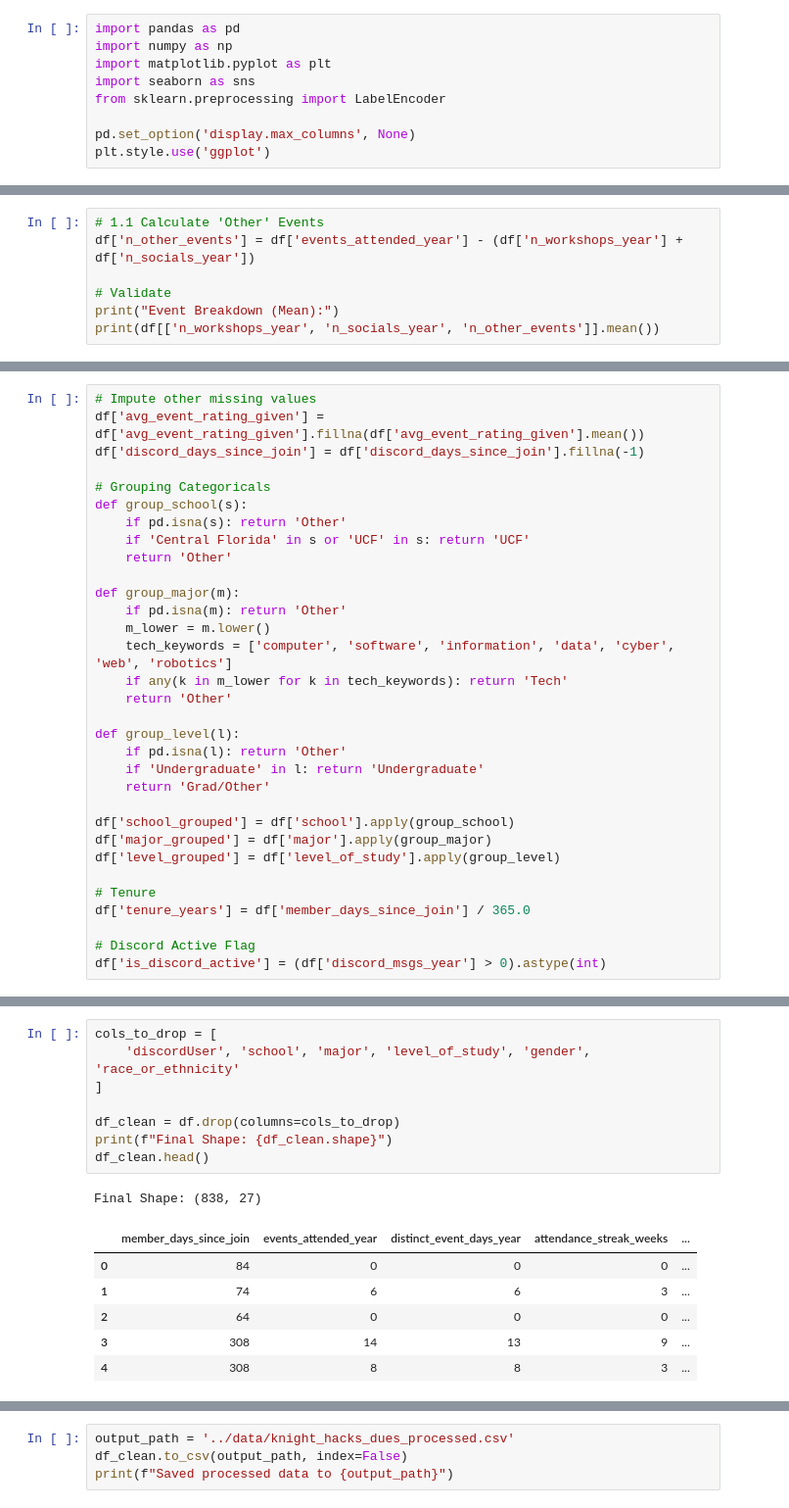
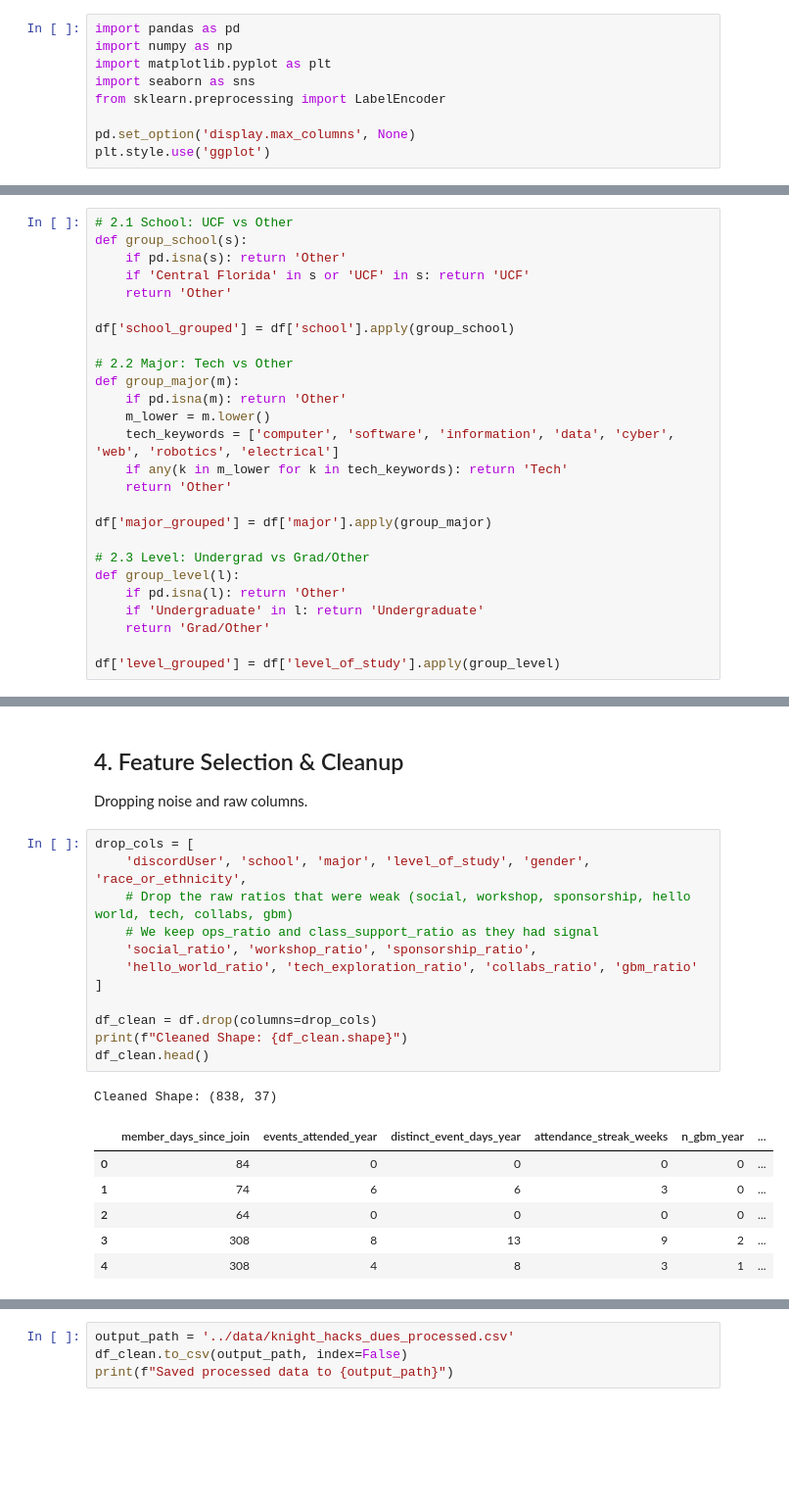
Before and after one commit to ISC4241/final-project, a Jupyter notebook: notebooks/2-feature-engineering.ipynb, the cells around one changed output, grey strips where cells are left out. Shown: that part at 98% size. Drawn from its saved outputs; the diff is of its cells as text; blank space fills up the shorter version.

```diff
--- a/notebooks/2-feature-engineering.ipynb
+++ b/notebooks/2-feature-engineering.ipynb
@@ -23,7 +19,0 @@ We identified that Workshops and Socials don't sum up to `events_attended_year`.
-# %%
-# 1.1 Calculate 'Other' Events
-df['n_other_events'] = df['events_attended_year'] - (df['n_workshops_year'] + df['n_socials_year'])
-
-# Validate
-print("Event Breakdown (Mean):")
-print(df[['n_workshops_year', 'n_socials_year', 'n_other_events']].mean())
@@ -90,32 +47,26 @@ plt.show()
 # %%
-# Impute other missing values
-df['avg_event_rating_given'] = df['avg_event_rating_given'].fillna(df['avg_event_rating_given'].mean())
-df['discord_days_since_join'] = df['discord_days_since_join'].fillna(-1)
-
-# Grouping Categoricals
+# 2.1 School: UCF vs Other
 def group_school(s):
     if pd.isna(s): return 'Other'
     if 'Central Florida' in s or 'UCF' in s: return 'UCF'
     return 'Other'
 
+df['school_grouped'] = df['school'].apply(group_school)
+
+# 2.2 Major: Tech vs Other
 def group_major(m):
     if pd.isna(m): return 'Other'
     m_lower = m.lower()
-    tech_keywords = ['computer', 'software', 'information', 'data', 'cyber', 'web', 'robotics']
+    tech_keywords = ['computer', 'software', 'information', 'data', 'cyber', 'web', 'robotics', 'electrical']
     if any(k in m_lower for k in tech_keywords): return 'Tech'
     return 'Other'
 
+df['major_grouped'] = df['major'].apply(group_major)
+
+# 2.3 Level: Undergrad vs Grad/Other
 def group_level(l):
     if pd.isna(l): return 'Other'
     if 'Undergraduate' in l: return 'Undergraduate'
     return 'Grad/Other'
 
-df['school_grouped'] = df['school'].apply(group_school)
-df['major_grouped'] = df['major'].apply(group_major)
 df['level_grouped'] = df['level_of_study'].apply(group_level)
-
-# Tenure
-df['tenure_years'] = df['member_days_since_join'] / 365.0
-
-# Discord Active Flag
-df['is_discord_active'] = (df['discord_msgs_year'] > 0).astype(int)
@@ -124,16 +121,23 @@ df['is_discord_active'] = (df['discord_msgs_year'] > 0).astype(int)
+# %% [markdown]
+## 4. Feature Selection & Cleanup
+Dropping noise and raw columns.
 # %%
-cols_to_drop = [
-    'discordUser', 'school', 'major', 'level_of_study', 'gender', 'race_or_ethnicity'
+drop_cols = [
+    'discordUser', 'school', 'major', 'level_of_study', 'gender', 'race_or_ethnicity',
+    # Drop the raw ratios that were weak (social, workshop, sponsorship, hello world, tech, collabs, gbm)
+    # We keep ops_ratio and class_support_ratio as they had signal
+    'social_ratio', 'workshop_ratio', 'sponsorship_ratio',
+    'hello_world_ratio', 'tech_exploration_ratio', 'collabs_ratio', 'gbm_ratio'
 ]
 
-df_clean = df.drop(columns=cols_to_drop)
-print(f"Final Shape: {df_clean.shape}")
+df_clean = df.drop(columns=drop_cols)
+print(f"Cleaned Shape: {df_clean.shape}")
 df_clean.head()
 # %% [output]
-Final Shape: (838, 27)
+Cleaned Shape: (838, 37)
-|  | member_days_since_join | events_attended_year | distinct_event_days_year | attendance_streak_weeks | ... |
-| 0 | 84 | 0 | 0 | 0 | ... |
-| 1 | 74 | 6 | 6 | 3 | ... |
-| 2 | 64 | 0 | 0 | 0 | ... |
-| 3 | 308 | 14 | 13 | 9 | ... |
-| 4 | 308 | 8 | 8 | 3 | ... |
+|  | member_days_since_join | events_attended_year | distinct_event_days_year | attendance_streak_weeks | n_gbm_year | ... |
+| 0 | 84 | 0 | 0 | 0 | 0 | ... |
+| 1 | 74 | 6 | 6 | 3 | 0 | ... |
+| 2 | 64 | 0 | 0 | 0 | 0 | ... |
+| 3 | 308 | 8 | 13 | 9 | 2 | ... |
+| 4 | 308 | 4 | 8 | 3 | 1 | ... |
```
Also changed, not shown: parts of 19 cells of this notebook, 4 other files.
